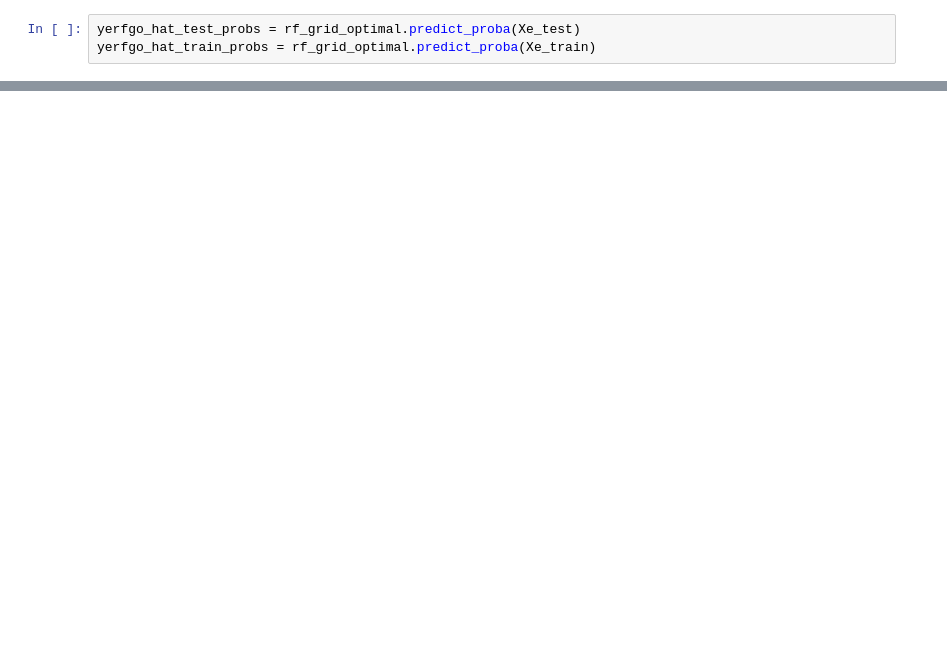
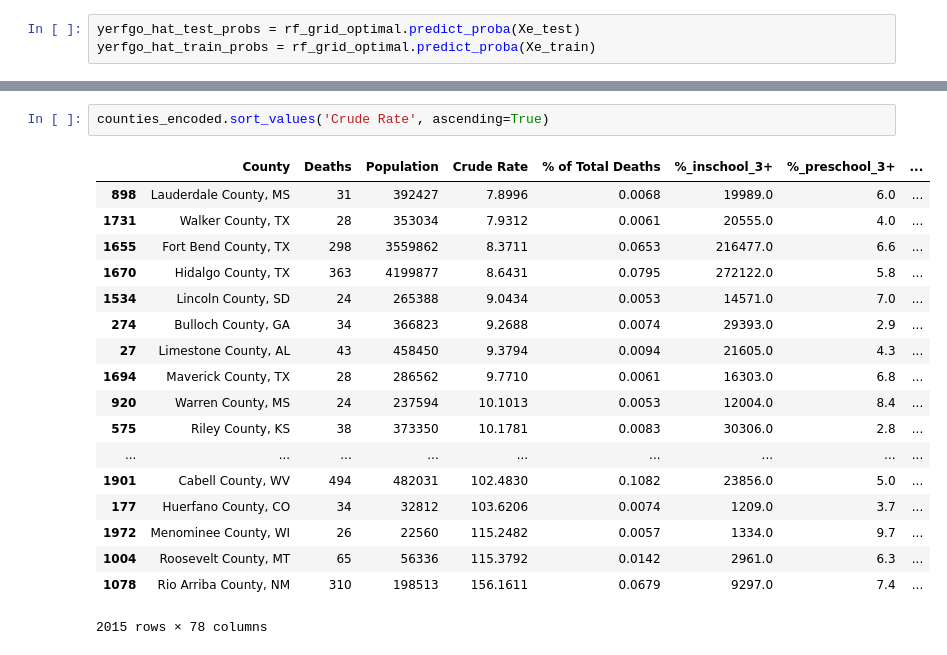
Before and after one commit to MIAISEMAN/mod_3_project, a Jupyter notebook: mia_models.ipynb, the cells around one changed output, grey strips where cells are left out. Cells and saved outputs as stored; diff of their text form; blank space fills up the shorter version.

```diff
--- a/mia_models.ipynb
+++ b/mia_models.ipynb
@@ -992,0 +1043,21 @@ Mean Cross Validation ROC/AUC Score: 67.46%
+# %%
+counties_encoded.sort_values('Crude Rate', ascending=True)
+# %% [output]
+|  | County | Deaths | Population | Crude Rate | % of Total Deaths | %_inschool_3+ | %_preschool_3+ | ... |
+| 898 | Lauderdale County, MS | 31 | 392427 | 7.8996 | 0.0068 | 19989.0 | 6.0 | ... |
+| 1731 | Walker County, TX | 28 | 353034 | 7.9312 | 0.0061 | 20555.0 | 4.0 | ... |
+| 1655 | Fort Bend County, TX | 298 | 3559862 | 8.3711 | 0.0653 | 216477.0 | 6.6 | ... |
+| 1670 | Hidalgo County, TX | 363 | 4199877 | 8.6431 | 0.0795 | 272122.0 | 5.8 | ... |
+| 1534 | Lincoln County, SD | 24 | 265388 | 9.0434 | 0.0053 | 14571.0 | 7.0 | ... |
+| 274 | Bulloch County, GA | 34 | 366823 | 9.2688 | 0.0074 | 29393.0 | 2.9 | ... |
+| 27 | Limestone County, AL | 43 | 458450 | 9.3794 | 0.0094 | 21605.0 | 4.3 | ... |
+| 1694 | Maverick County, TX | 28 | 286562 | 9.7710 | 0.0061 | 16303.0 | 6.8 | ... |
+| 920 | Warren County, MS | 24 | 237594 | 10.1013 | 0.0053 | 12004.0 | 8.4 | ... |
+| 575 | Riley County, KS | 38 | 373350 | 10.1781 | 0.0083 | 30306.0 | 2.8 | ... |
+| ... | ... | ... | ... | ... | ... | ... | ... | ... |
+| 1901 | Cabell County, WV | 494 | 482031 | 102.4830 | 0.1082 | 23856.0 | 5.0 | ... |
+| 177 | Huerfano County, CO | 34 | 32812 | 103.6206 | 0.0074 | 1209.0 | 3.7 | ... |
+| 1972 | Menominee County, WI | 26 | 22560 | 115.2482 | 0.0057 | 1334.0 | 9.7 | ... |
+| 1004 | Roosevelt County, MT | 65 | 56336 | 115.3792 | 0.0142 | 2961.0 | 6.3 | ... |
+| 1078 | Rio Arriba County, NM | 310 | 198513 | 156.1611 | 0.0679 | 9297.0 | 7.4 | ... |
+2015 rows × 78 columns
```
Also changed, not shown: parts of 29 cells of this notebook.
